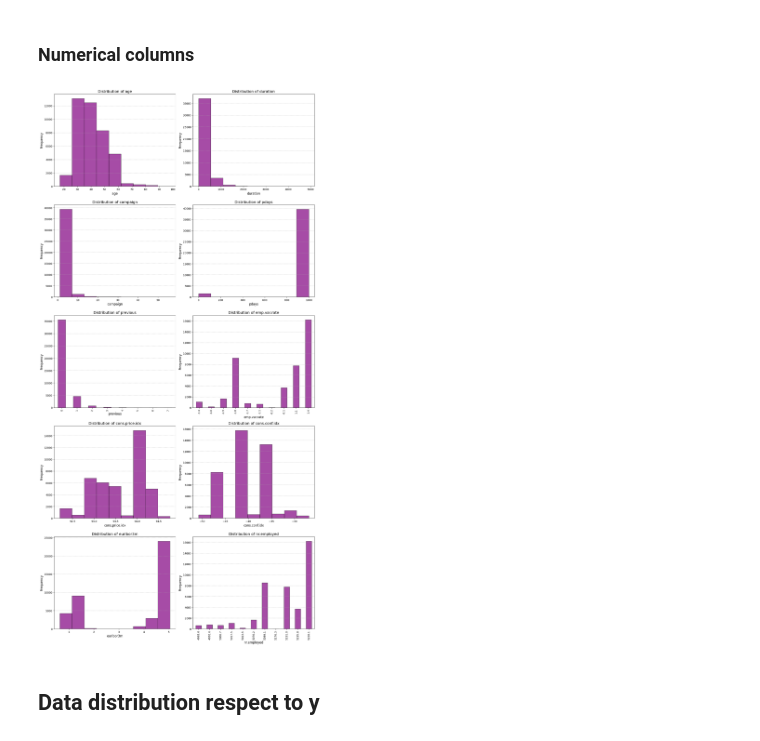
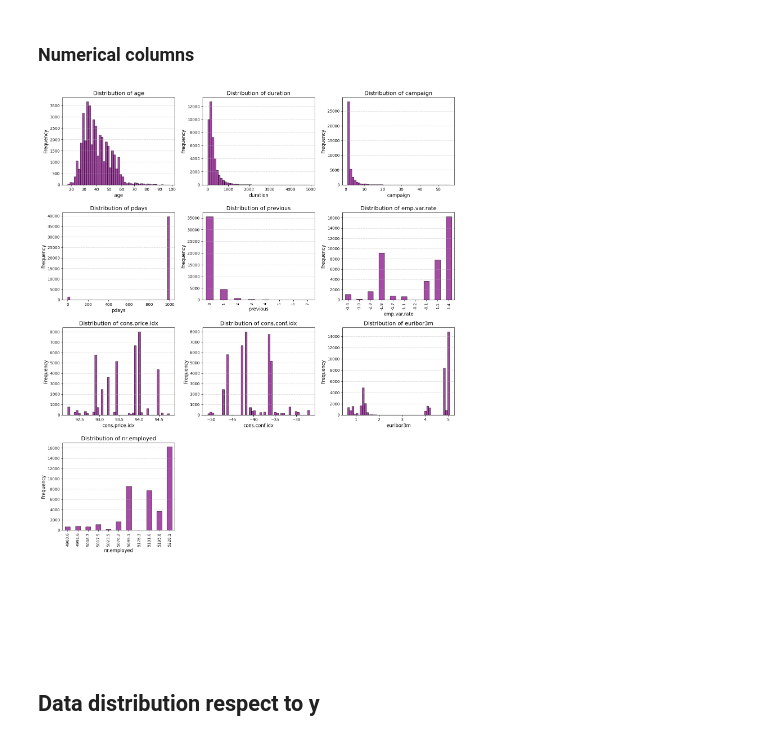
Before and after one commit to Mineth03/Client-Predicting, a Jupyter notebook: Preprocessing/DataPreprocessing.ipynb, the cells around one changed output. Cells and saved outputs as stored; diff of their text form; code cells hidden in the pictures.

```diff
--- a/Preprocessing/DataPreprocessing.ipynb
+++ b/Preprocessing/DataPreprocessing.ipynb
@@ -132,9 +131,9 @@ plt.show()
 import pandas as pd
 import matplotlib.pyplot as plt
 
-df = pd.read_csv('CleanedDataset.csv')
+data = pd.read_csv('CleanedDataset.csv')
 
-categorical_columns = df.select_dtypes(include=['object', 'category']).columns
+categorical_columns = data.select_dtypes(include=['object', 'category']).columns
 
 num_columns = 3
 num_rows = (len(categorical_columns) // num_columns) + (len(categorical_columns) % num_columns > 0)
@@ -147,12 +146,14 @@ axes = axes.flatten()
 for i, column in enumerate(categorical_columns):
     ax = axes[i]  # Select the appropriate subplot
     # Plot bar graph for categorical data
-    df[column].value_counts().plot(kind='bar', color='purple', edgecolor='black', alpha=0.7, ax=ax)
+    data[column].value_counts().plot(kind='bar', color='purple', edgecolor='black', alpha=0.7, ax=ax)
     # Adding title and labels
     ax.set_title(f'Distribution of {column} (Categorical)', fontsize=14)
     ax.set_xlabel(column, fontsize=12)
     ax.set_ylabel('Frequency', fontsize=12)
     ax.tick_params(axis='x', rotation=45)
+for i in range(len(categorical_columns), len(axes)):
+    axes[i].axis('off')
 plt.tight_layout()
 plt.show()
 # %% [output]
@@ -162,37 +163,42 @@ plt.show()
 # %%
 import pandas as pd
 import matplotlib.pyplot as plt
 import numpy as np
 
 # Load your dataset (update the file path as needed)
 data = pd.read_csv('CleanedDataset.csv')
 
 # Define numerical columns
-numerical_columns = df.select_dtypes(include=['int64', 'float64']).columns
+numerical_columns = data.select_dtypes(include=['int64', 'float64']).columns
 
-# Plot bar graphs for numerical columns with two graphs in one row
-fig, axes = plt.subplots(nrows=(len(numerical_columns) + 1) // 2, ncols=2, figsize=(15, 30))
+# Plot bar graphs for numerical columns with three graphs in one row
+fig, axes = plt.subplots(nrows=(len(numerical_columns) + 1) // 2, ncols=3, figsize=(15, (len(numerical_columns) + 1) // 2 * 4))
 axes = axes.flatten()
 
 for i, col in enumerate(numerical_columns):
     ax = axes[i]
     if data[col].nunique() > 20:  # If there are too many unique values, use binning
-        bins = np.linspace(data[col].min(), data[col].max(), 10)
+        bins = np.linspace(data[col].min(), data[col].max())
         data[col].plot(kind='hist', bins=bins, color='purple', edgecolor='black', alpha=0.7, ax=ax)
         ax.set_title(f"Distribution of {col}", fontsize=14)
         ax.set_xlabel(col, fontsize=12)
         ax.set_ylabel("Frequency", fontsize=12)
     else:
         data[col].value_counts().sort_index().plot(kind='bar', color='purple', edgecolor='black', alpha=0.7, ax=ax)
         ax.set_title(f"Distribution of {col}", fontsize=14)
         ax.set_xlabel(col, fontsize=12)
         ax.set_ylabel("Frequency", fontsize=12)
+    ax.grid(axis='y', linestyle='--', alpha=0.7)
 
-    ax.grid(axis='y', linestyle='--', alpha=0.7)
+# Hide any remaining empty subplots
+for i in range(len(numerical_columns), len(axes)):
+    axes[i].axis('off')
+
+# Adjust layout to prevent overlap and make subplots shorter
 plt.tight_layout()
 plt.show()
 # %% [output]
-[figure, old version]
+[figure, new version]
 # %% [markdown]
 ## **Data distribution respect to y**
 # %% [markdown]
```
Also changed, not shown: parts of 30 cells of this notebook.
